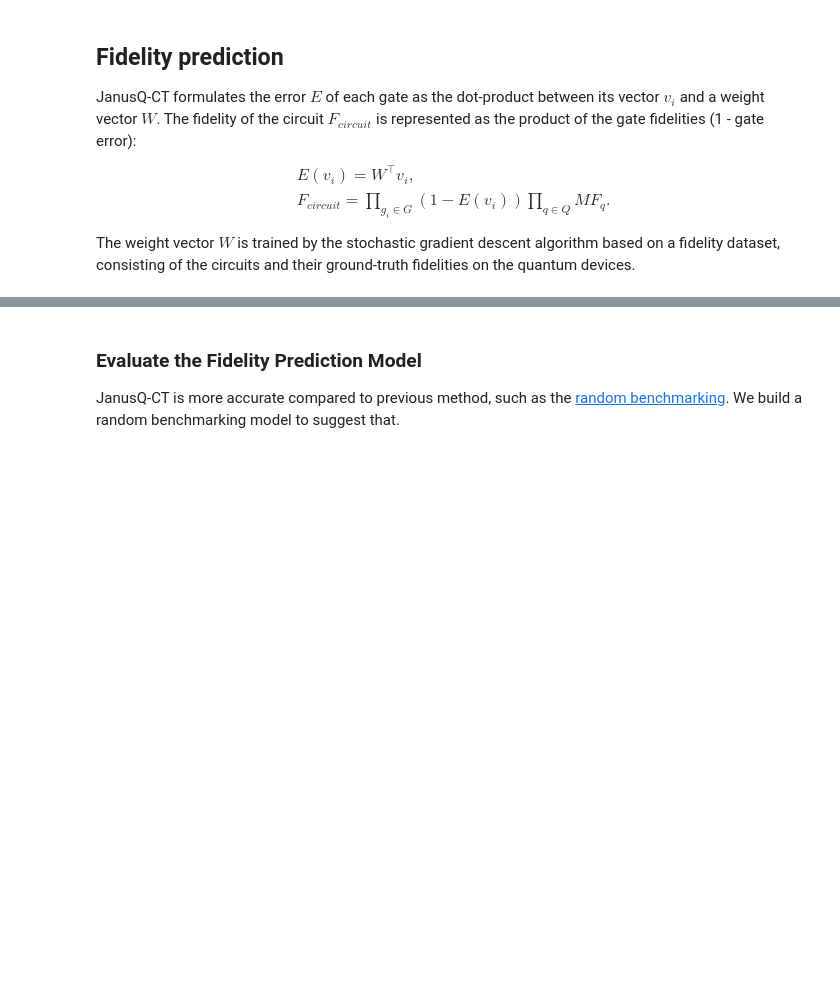
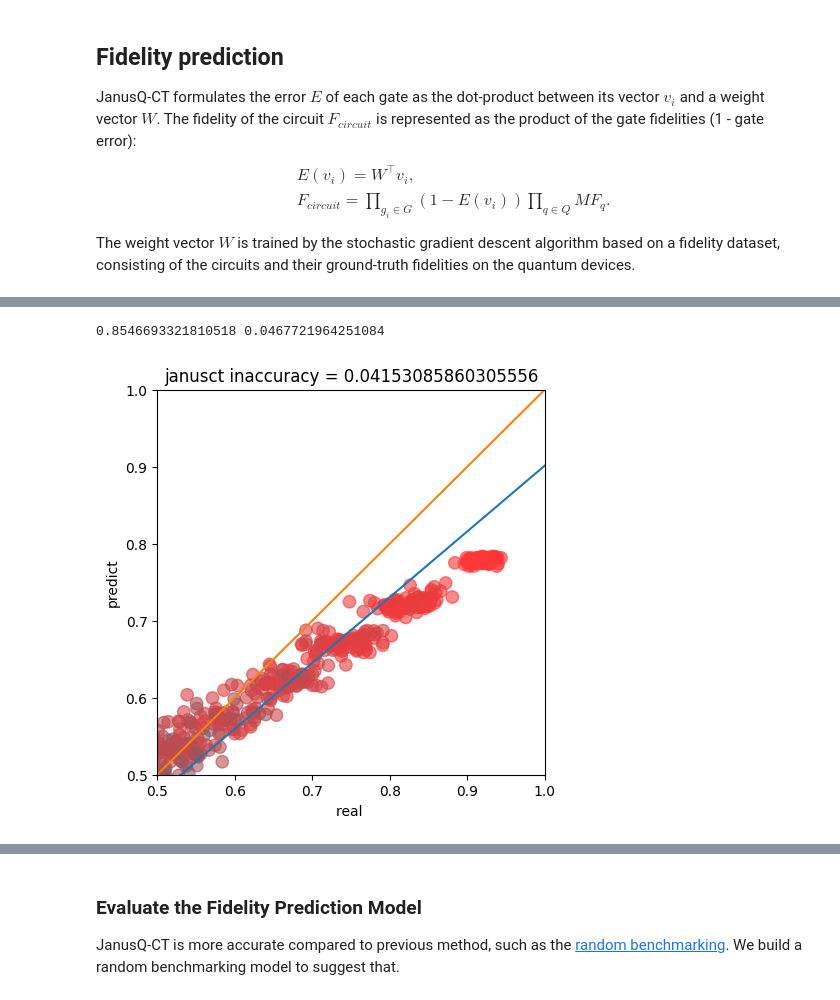
Before and after one commit to JanusQ/JanusQ, a Jupyter notebook: examples/3-2.fidelity_prediction_simulator.ipynb, the cells around one changed output, grey strips where cells are left out. Saved outputs shown, nothing was run; the diff lists cells and outputs as text; code cells hidden in the pictures; blank space fills up the shorter version.

```diff
--- a/examples/3-2.fidelity_prediction_simulator.ipynb
+++ b/examples/3-2.fidelity_prediction_simulator.ipynb
@@ -104,0 +97,8 @@ WARNING:root:finish taining
+# %%
+durations = np.array([cir.duration for cir in circuits])
+janusct_fidelities = np.array(map(lambda circuit: fidelity_model.predict_circuit_fidelity(circuit), circuits))
+fig_quct, axes_quct = plot_scatter(ground_truth_fidelities, janusct_fidelities,
+                                   durations, title = f"janusct inaccuracy = {np.abs(ground_truth_fidelities - janusct_fidelities).mean()}")
+# %% [output]
+0.8546693321810518 0.0467721964251084
+[figure, added]
```
Also changed, not shown: parts of 6 cells of this notebook, 13 other files.
